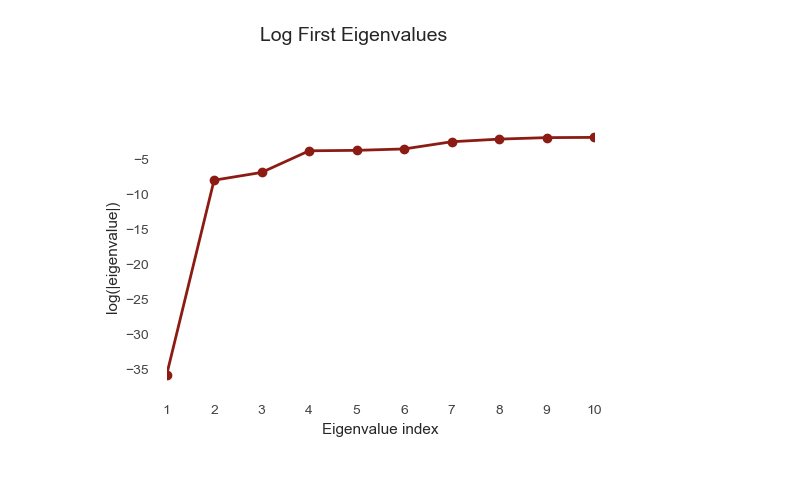
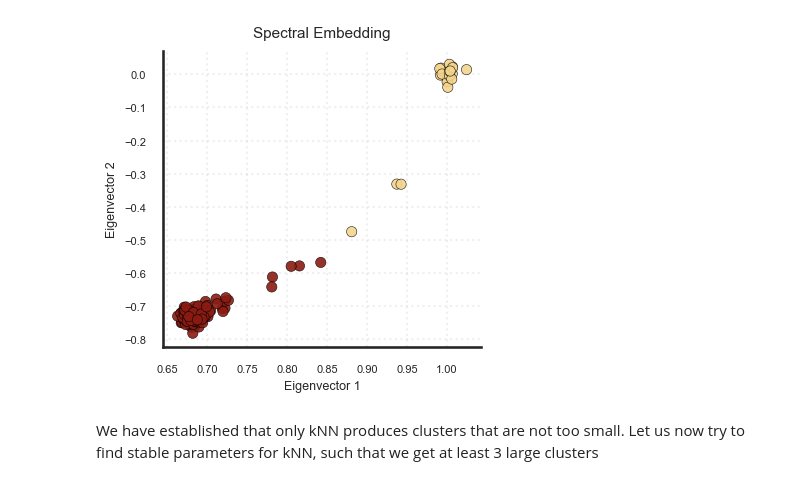
Before and after one commit to vladimirminaev/spectral_clustering, a Jupyter notebook: Notebooks/Vladimir/glass_dataset.ipynb, the cells around one changed output. Cells and saved outputs as stored; diff of their text form; code cells hidden in the pictures.

```diff
--- a/Notebooks/Vladimir/glass_dataset.ipynb
+++ b/Notebooks/Vladimir/glass_dataset.ipynb
@@ -155,24 +187,24 @@ print(best_params_knn)
 # %%
-similarity_matrix_fully_connected = get_similarity_matrix_from_distance_matrix(
-    distance_matrix,
-    sim_graph_type=best_params_fully_connected["sim_graph_type"],
-    sigma=best_params_fully_connected["sigma"],
-)
-
-res_fully_connected = Spectral_Clustering(
-    similarity_matrix_fully_connected,
-    K=3,
-    random_state=1,
-)
-
-similarity_matrix_knn = get_similarity_matrix_from_distance_matrix(
+similarity_matrix_knn_best = get_similarity_matrix_from_distance_matrix(
     distance_matrix,
     sim_graph_type=best_params_knn["sim_graph_type"],
     knn=best_params_knn["knn"],
 )
 
-res_knn = Spectral_Clustering(
-    similarity_matrix_knn,
-    K=3,
+res_knn_best = Spectral_Clustering(
+    similarity_matrix_knn_best,
+    K=best_params_knn["K"],
     random_state=1,
 )
+
+similarity_matrix_knn_5 = get_similarity_matrix_from_distance_matrix(
+    distance_matrix,
+    sim_graph_type=params_knn["sim_graph_type"],
+    knn=params_knn["knn"],
+)
+
+res_knn_5 = Spectral_Clustering(
+    similarity_matrix_knn_5,
+    K=params_knn["K"],
+    random_state=1,
+)
@@ -187,0 +293,12 @@ best_params_fully_connected["K"] = 2
+# %%
+row_norms = np.linalg.norm(res_knn_best.eigenvectors, axis=1, keepdims=True)
+row_norms[row_norms == 0] = 1e-25
+normalized_embedding = res_knn_best.eigenvectors / row_norms
+
+plot_2d_spectral_embedding(
+    normalized_embedding,
+    cluster_labels=res_knn_best.labels,
+    # true_labels=y_true,
+)
+# %% [output]
+[figure, added]
@@ -187,0 +315,2 @@ best_params_fully_connected["K"] = 2
+# %% [markdown]
+We have established that only kNN produces clusters that are not too small. Let us now try to find stable parameters for kNN, such that we get at least 3 large clusters
@@ -188,16 +341,14 @@ best_params_fully_connected["K"] = 2
 # %%
-similarity_matrix_knn = get_similarity_matrix_from_distance_matrix(
-    distance_matrix,
-    sim_graph_type=best_params_fully_connected["sim_graph_type"],
-    sigma=best_params_fully_connected["sigma"],
-)
+knn_results = {K: {} for K in K_values}
 
-res = Spectral_Clustering(
-    similarity_matrix_knn,
-    K=best_params_fully_connected["K"],
-    random_state=1,
-)
-
-plot_eigenvalues([res.eigenvalues])
+for K, knn_value, params in iter_knn_param_grid():
+    similarity_matrix = get_similarity_matrix_from_distance_matrix(
+        distance_matrix,
+        sim_graph_type=params["sim_graph_type"],
+        knn=params["knn"],
+    )
+    knn_results[K][knn_value] = Spectral_Clustering(
+        similarity_matrix,
+        K=params["K"],
+        random_state=1,
+    )
-# %% [output]
-[figure, removed]
```
Also changed, not shown: parts of 26 cells of this notebook, 3 other files.
